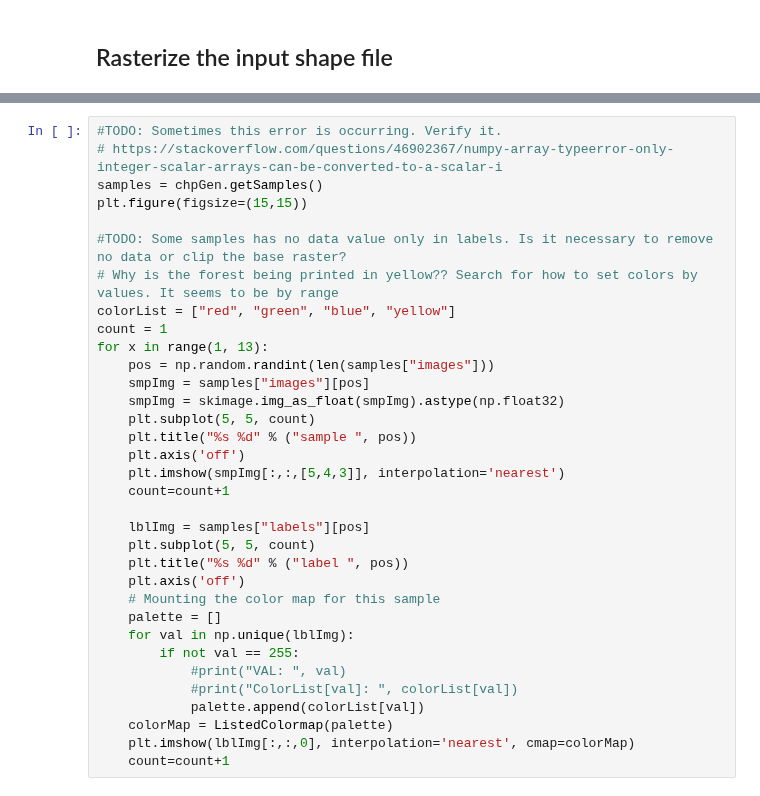
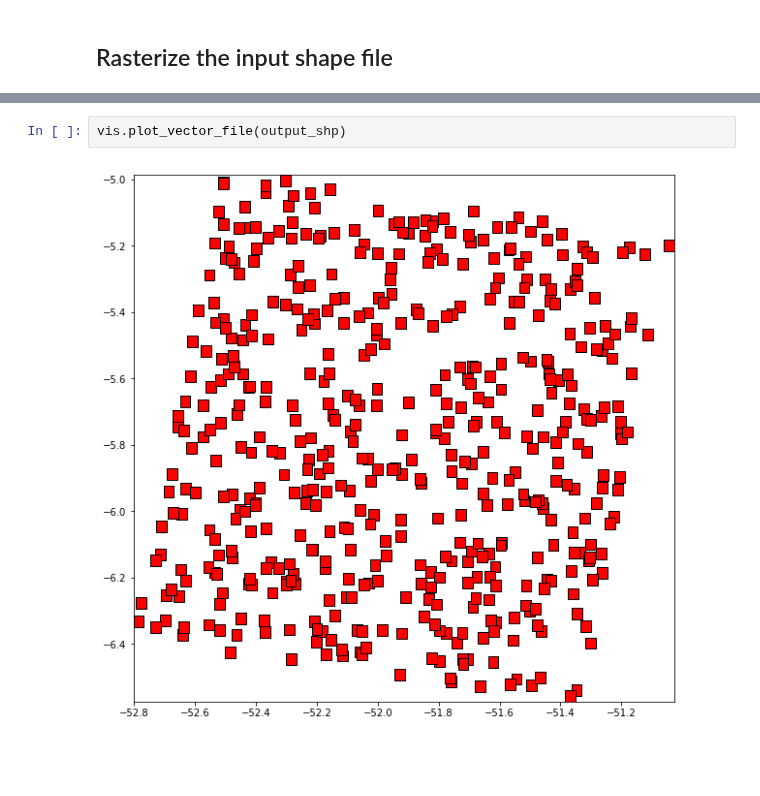
Before and after one commit to rvmaretto/deepgeo, a Jupyter notebook: notebooks/generate_samples_one_scene.ipynb, the cells around one changed output, grey strips where cells are left out. Saved outputs shown, nothing was run; the diff lists cells and outputs as text; blank space fills up the shorter version.

```diff
--- a/notebooks/generate_samples_one_scene.ipynb
+++ b/notebooks/generate_samples_one_scene.ipynb
@@ -136,34 +91,4 @@ out_ds.Destroy()
-# %%
-#TODO: Sometimes this error is occurring. Verify it.
-# https://stackoverflow.com/questions/46902367/numpy-array-typeerror-only-integer-scalar-arrays-can-be-converted-to-a-scalar-i
-samples = chpGen.getSamples()
-plt.figure(figsize=(15,15))
-
-#TODO: Some samples has no data value only in labels. Is it necessary to remove no data or clip the base raster?
-# Why is the forest being printed in yellow?? Search for how to set colors by values. It seems to be by range
-colorList = ["red", "green", "blue", "yellow"]
-count = 1
-for x in range(1, 13):
-    pos = np.random.randint(len(samples["images"]))
-    smpImg = samples["images"][pos]
-    smpImg = skimage.img_as_float(smpImg).astype(np.float32)
-    plt.subplot(5, 5, count)
-    plt.title("%s %d" % ("sample ", pos))
-    plt.axis('off')
-    plt.imshow(smpImg[:,:,[5,4,3]], interpolation='nearest')
-    count=count+1
-
-    lblImg = samples["labels"][pos]
-    plt.subplot(5, 5, count)
-    plt.title("%s %d" % ("label ", pos))
-    plt.axis('off')
-    # Mounting the color map for this sample
-    palette = []
-    for val in np.unique(lblImg):
-        if not val == 255:
-            #print("VAL: ", val)
-            #print("ColorList[val]: ", colorList[val])
-            palette.append(colorList[val])
-    colorMap = ListedColormap(palette)
-    plt.imshow(lblImg[:,:,0], interpolation='nearest', cmap=colorMap)
-    count=count+1
+# %%
+vis.plot_vector_file(output_shp)
+# %% [output]
+[figure, added]
```
Also changed, not shown: parts of 11 cells of this notebook, 6 other files.
